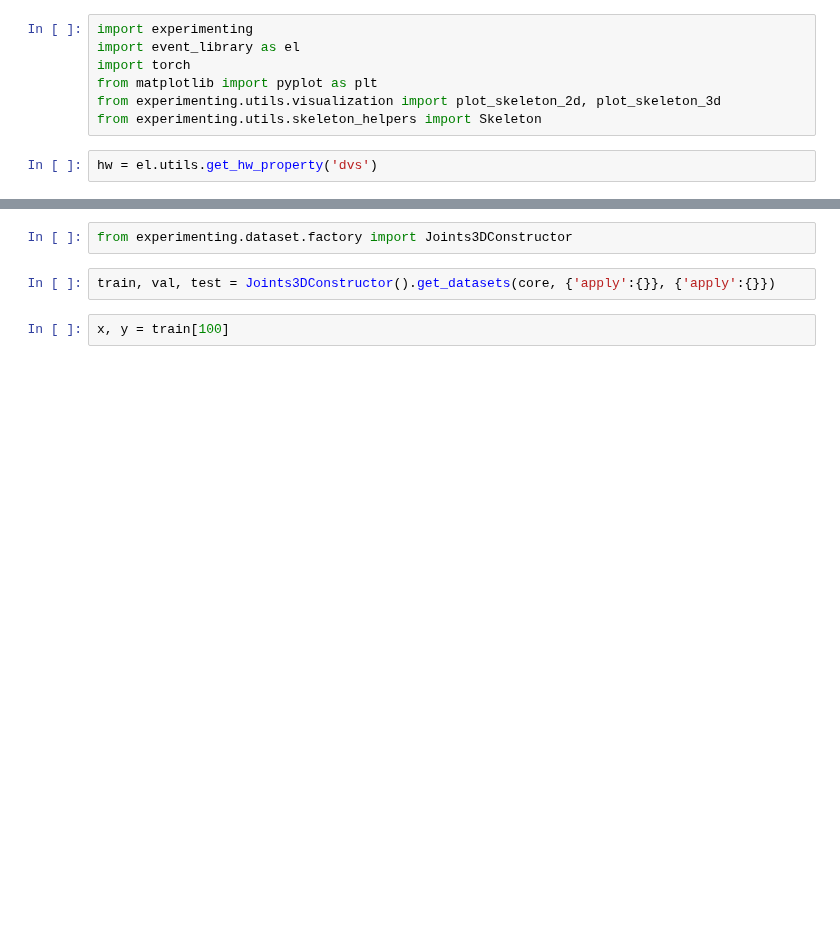
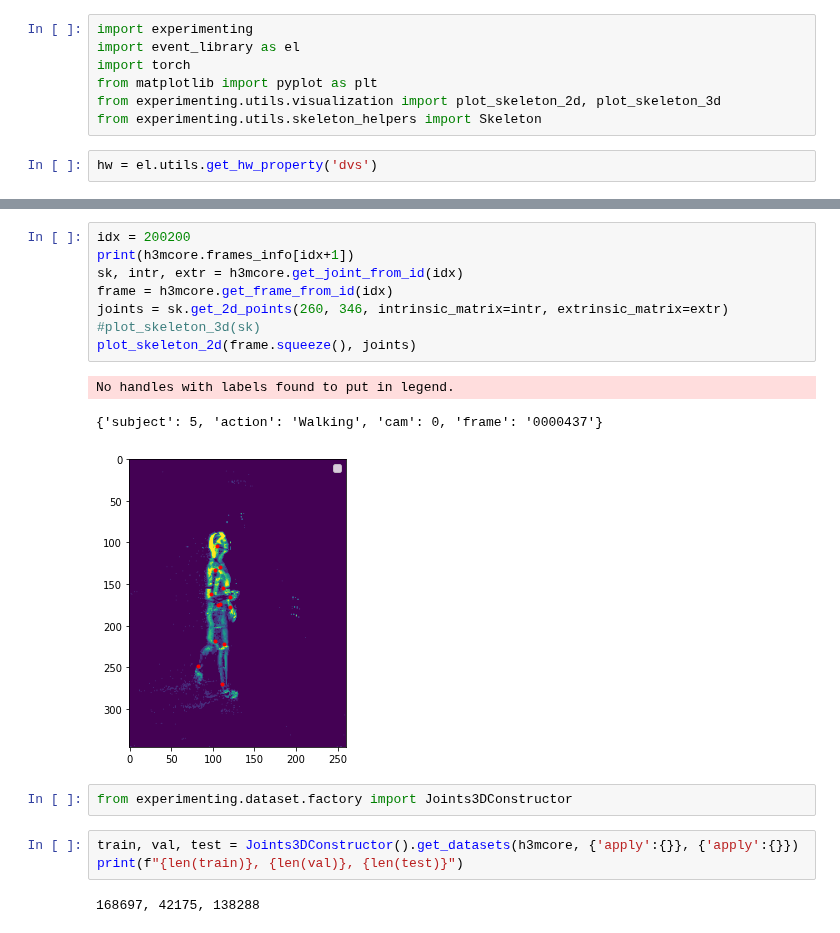
Before and after one commit to gianscarpe/event-based-monocular-hpe, a Jupyter notebook: notebooks/explore_h3m.ipynb, the cells around one changed output, grey strips where cells are left out. Saved outputs shown, nothing was run; the diff lists cells and outputs as text; blank space fills up the shorter version.

```diff
--- a/notebooks/explore_h3m.ipynb
+++ b/notebooks/explore_h3m.ipynb
@@ -25,6 +24,19 @@ No handles with labels found to put in legend.
+# %%
+idx = 200200
+print(h3mcore.frames_info[idx+1])
+sk, intr, extr = h3mcore.get_joint_from_id(idx)
+frame = h3mcore.get_frame_from_id(idx)
+joints = sk.get_2d_points(260, 346, intrinsic_matrix=intr, extrinsic_matrix=extr)
+#plot_skeleton_3d(sk)
+plot_skeleton_2d(frame.squeeze(), joints)
+# %% [output]
+No handles with labels found to put in legend.
+{'subject': 5, 'action': 'Walking', 'cam': 0, 'frame': '0000437'}
+[figure, added]
 # %%
 from experimenting.dataset.factory import Joints3DConstructor
 # %%
-train, val, test = Joints3DConstructor().get_datasets(core, {'apply':{}}, {'apply':{}})
+train, val, test = Joints3DConstructor().get_datasets(h3mcore, {'apply':{}}, {'apply':{}})
+print(f"{len(train)}, {len(val)}, {len(test)}")
+# %% [output]
+168697, 42175, 138288
-# %%
-x, y = train[100]
```
Also changed, not shown: parts of 15 cells of this notebook, 5 other files.
